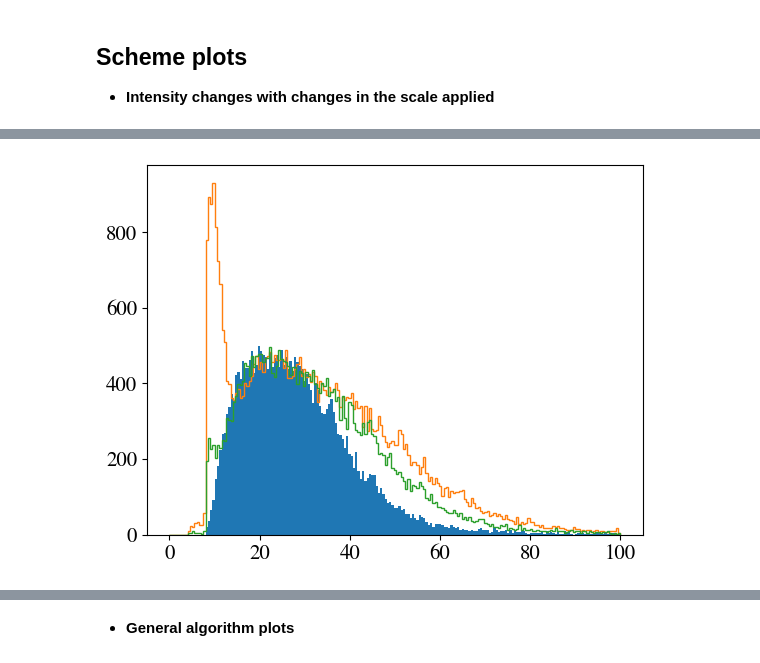
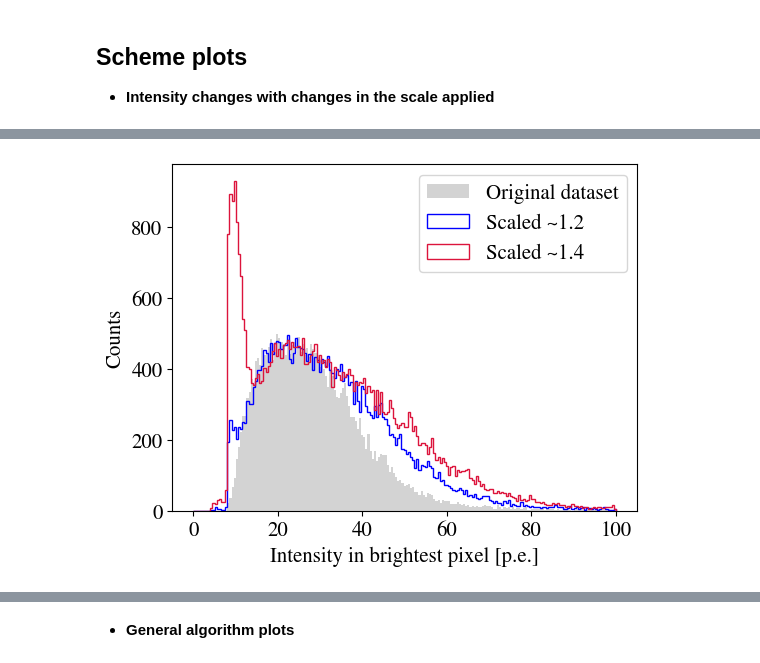
Before and after one commit to juanjq/cosmic_ray_data_correction, a Jupyter notebook: dl2_production/testing_dl1ab_changes.ipynb, the cells around one changed output, grey strips where cells are left out. Cells and saved outputs as stored; diff of their text form; code cells hidden in the pictures.

```diff
--- a/dl2_production/testing_dl1ab_changes.ipynb
+++ b/dl2_production/testing_dl1ab_changes.ipynb
@@ -407,9 +393,19 @@ plt.hist2d(dl1b_df_total2["x"][(dl1b_df_total2["event_type"] == 32) & ~np.isnan(
 # %%
-plt.hist(dl1b_df_total1["concentration_pixel"] * dl1b_df_total1["intensity"], bins=np.linspace(0,100, 200))
-plt.hist(dl1b_df_total2["concentration_pixel"] * dl1b_df_total2["intensity"], bins=np.linspace(0,100, 200), histtype="step")
-plt.hist(dl1b_df_totalf["concentration_pixel"] * dl1b_df_totalf["intensity"], bins=np.linspace(0,100, 200), histtype="step");
+plt.figure(figsize=(6, 4.5))
+
+plt.hist(dl1b_df_total1["concentration_pixel"] * dl1b_df_total1["intensity"], bins=np.linspace(0,100, 200), color="lightgray",
+        label="Original dataset")
+plt.hist(dl1b_df_totalf["concentration_pixel"] * dl1b_df_totalf["intensity"], bins=np.linspace(0,100, 200), histtype="step",
+         label="Scaled ~1.2", color="b")
+plt.hist(dl1b_df_total2["concentration_pixel"] * dl1b_df_total2["intensity"], bins=np.linspace(0,100, 200), histtype="step",
+        label="Scaled ~1.4", color="crimson")
+plt.xlabel("Intensity in brightest pixel [p.e.]")
+plt.ylabel("Counts")
+plt.legend()
+# plt.savefig(f"plots/total.png", bbox_inches="tight", dpi=300)
+plt.show()
 # %% [output]
-[figure, old version]
+[figure, new version]
 # %%
 mask_int1 = dl1b_df_total1["intensity"] < 50
 mask_int2 = dl1b_df_total1["intensity"] > 200
```
Also changed, not shown: parts of 12 cells of this notebook, 10 other files.
